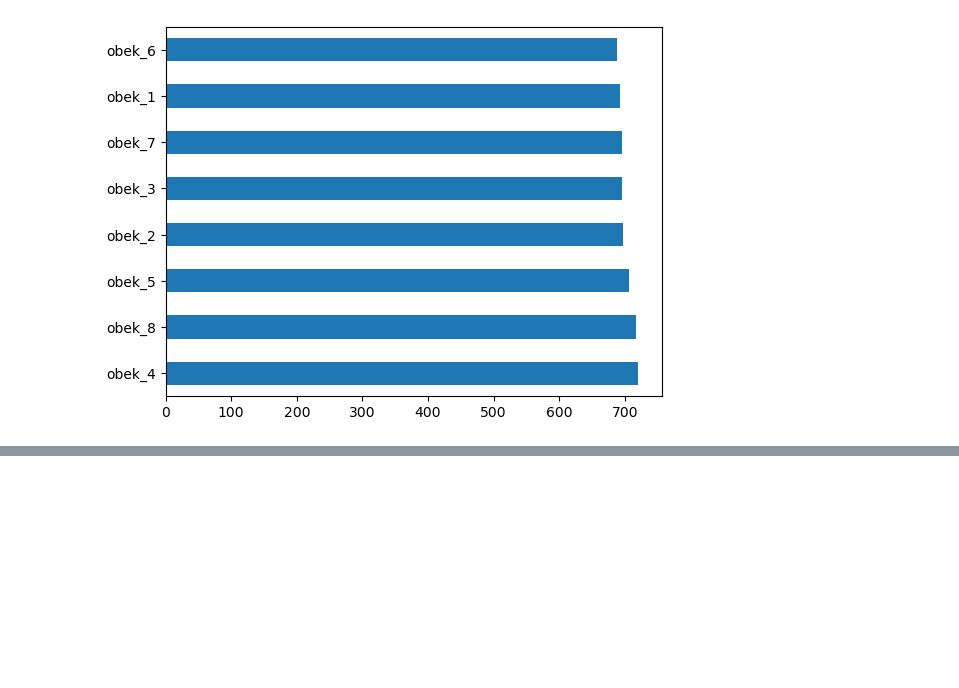
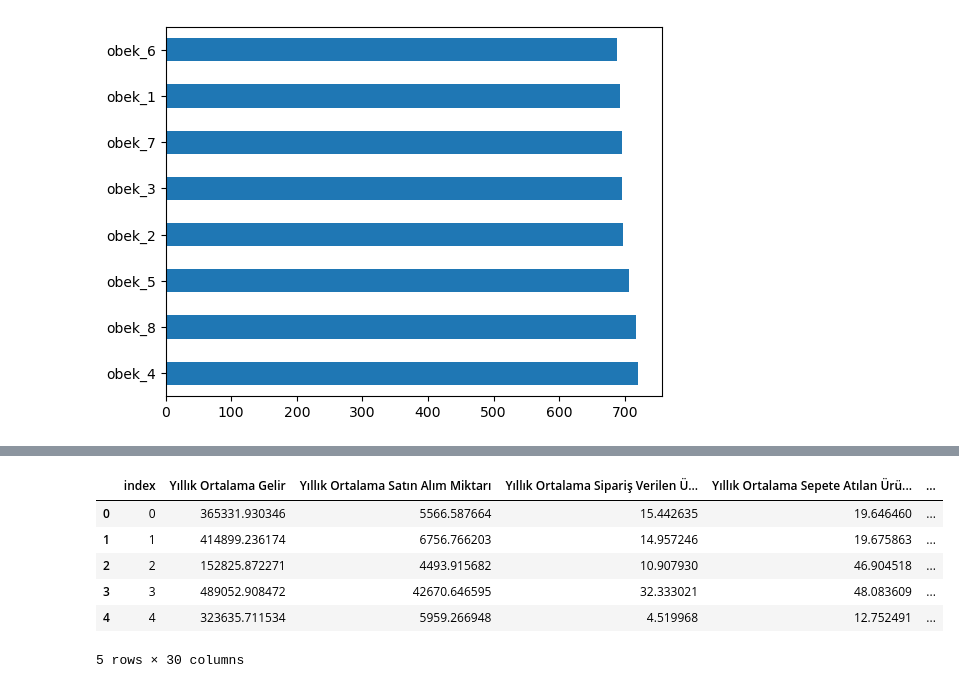
Before and after one commit to lte03/DATATHON2023, a Jupyter notebook: clasification.ipynb, the cells around one changed output, grey strips where cells are left out. Cells and saved outputs as stored; diff of their text form; code cells hidden in the pictures; blank space fills up the shorter version.

```diff
--- a/clasification.ipynb
+++ b/clasification.ipynb
@@ -112,0 +183,15 @@ x=
+# %%
+import pandas as pd
+#girdi--> data
+
+df = x
+
+# Kategorik sütunlara dönüşüm ve (n-1) kuralı uygulama
+categorical_columns = df.select_dtypes(include=["category"]).columns
+
+for column in categorical_columns:
+    dummies = pd.get_dummies(df[column], prefix=column, drop_first=True)
+    df = pd.concat([df, dummies], axis=1)
+    df.drop(column, axis=1, inplace=True)
+
+x=df
@@ -112,0 +361,25 @@ x=
+# %%
+import pandas as pd
+#girdi--> data
+
+df = test_df
+
+# Kategorik sütunlara dönüşüm ve (n-1) kuralı uygulama
+categorical_columns = df.select_dtypes(include=["category"]).columns
+
+for column in categorical_columns:
+    dummies = pd.get_dummies(df[column], prefix=column, drop_first=True)
+    df = pd.concat([df, dummies], axis=1)
+    df.drop(column, axis=1, inplace=True)
+
+test_df=df
+# %%
+test_df.head()
+# %% [output]
+|  | index | Yıllık Ortalama Gelir | Yıllık Ortalama Satın Alım Miktarı | Yıllık Ortalama Sipariş Verilen Ü... | Yıllık Ortalama Sepete Atılan Ürü... | ... |
+| 0 | 0 | 365331.930346 | 5566.587664 | 15.442635 | 19.646460 | ... |
+| 1 | 1 | 414899.236174 | 6756.766203 | 14.957246 | 19.675863 | ... |
+| 2 | 2 | 152825.872271 | 4493.915682 | 10.907930 | 46.904518 | ... |
+| 3 | 3 | 489052.908472 | 42670.646595 | 32.333021 | 48.083609 | ... |
+| 4 | 4 | 323635.711534 | 5959.266948 | 4.519968 | 12.752491 | ... |
+5 rows × 30 columns
```
Also changed, not shown: parts of 28 cells of this notebook.
